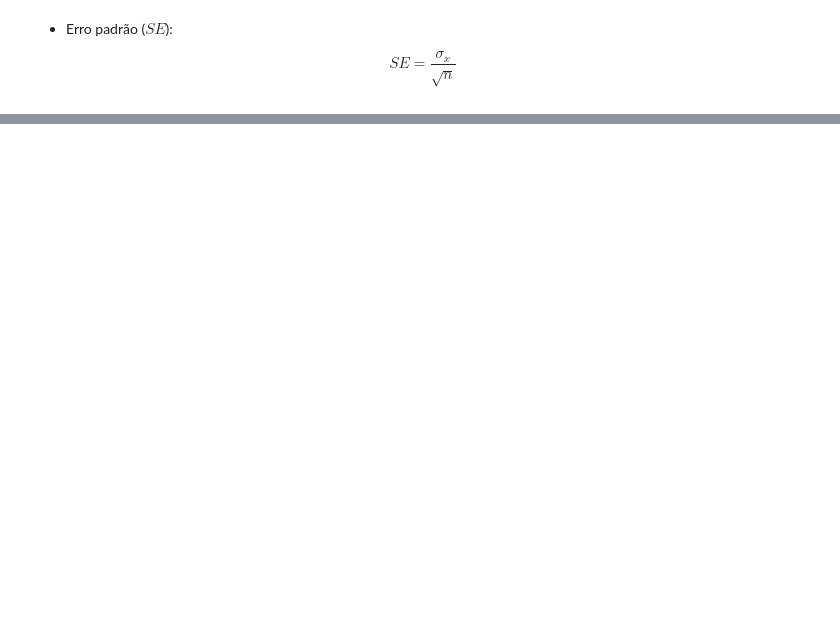
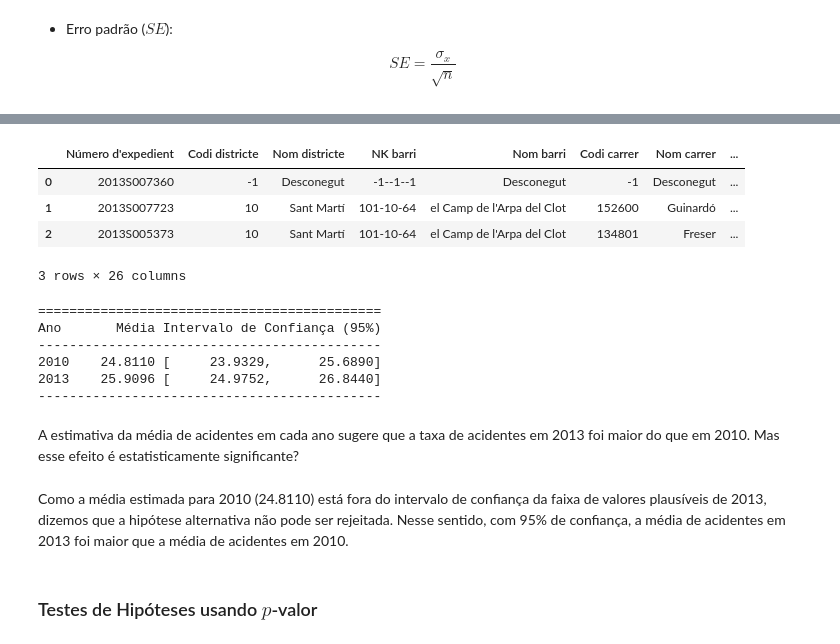
Before and after one commit to igoandrade/data-science-tutoriais, a Jupyter notebook: intro_data_science/chap_04/chap_04.ipynb, the cells around one changed output, grey strips where cells are left out. Saved outputs shown, nothing was run; the diff lists cells and outputs as text; code cells hidden in the pictures; blank space fills up the shorter version.

```diff
--- a/intro_data_science/chap_04/chap_04.ipynb
+++ b/intro_data_science/chap_04/chap_04.ipynb
@@ -87,0 +159,8 @@ dtype: float64
+# %%
+data2.head(3)
+# %% [output]
+|  | Número d'expedient | Codi districte | Nom districte | NK barri | Nom barri | Codi carrer | Nom carrer | ... |
+| 0 | 2013S007360 | -1 | Desconegut | -1--1--1 | Desconegut | -1 | Desconegut | ... |
+| 1 | 2013S007723 | 10 | Sant Martí | 101-10-64 | el Camp de l'Arpa del Clot | 152600 | Guinardó | ... |
+| 2 | 2013S005373 | 10 | Sant Martí | 101-10-64 | el Camp de l'Arpa del Clot | 134801 | Freser | ... |
+3 rows × 26 columns
@@ -87,0 +170,26 @@ dtype: float64
+# %%
+head = f"{'Ano':<6s} {'Média':>8s} {'Intervalo de Confiança (95%)':<20s}"
+print('=' * len(head))
+print(head)
+print('-' * len(head))
+for item in zip(['2010', '2013'], [counts2010, counts2013]):
+    year = item[0]
+    mean = item[1].mean()
+    n = len(item[1])
+    s = item[1].std()
+    ci = [mean - s * 1.96 / np.sqrt(n), mean + s * 1.96 / np.sqrt(n)]
+    print(f"{year:<6s} {mean:>8.4f} [{ci[0]:>12.4f}, {ci[1]:>12.4f}]")
+print('-' * len(head))
+# %% [output]
+============================================
+Ano       Média Intervalo de Confiança (95%)
+--------------------------------------------
+2010    24.8110 [     23.9329,      25.6890]
+2013    25.9096 [     24.9752,      26.8440]
+--------------------------------------------
+# %% [markdown]
+A estimativa da média de acidentes em cada ano sugere que a taxa de acidentes em 2013 foi maior do que em 2010. Mas esse efeito é estatisticamente significante?
+# %% [markdown]
+Como a média estimada para 2010 (24.8110) está fora do intervalo de confiança da faixa de valores plausíveis de 2013, dizemos que a hipótese alternativa não pode ser rejeitada. Nesse sentido, com 95% de confiança, a média de acidentes em 2013 foi maior que a média de acidentes em 2010.
+# %% [markdown]
+### Testes de Hipóteses usando $p$-valor
```
Also changed, not shown: parts of 19 cells of this notebook, 1 other file.
